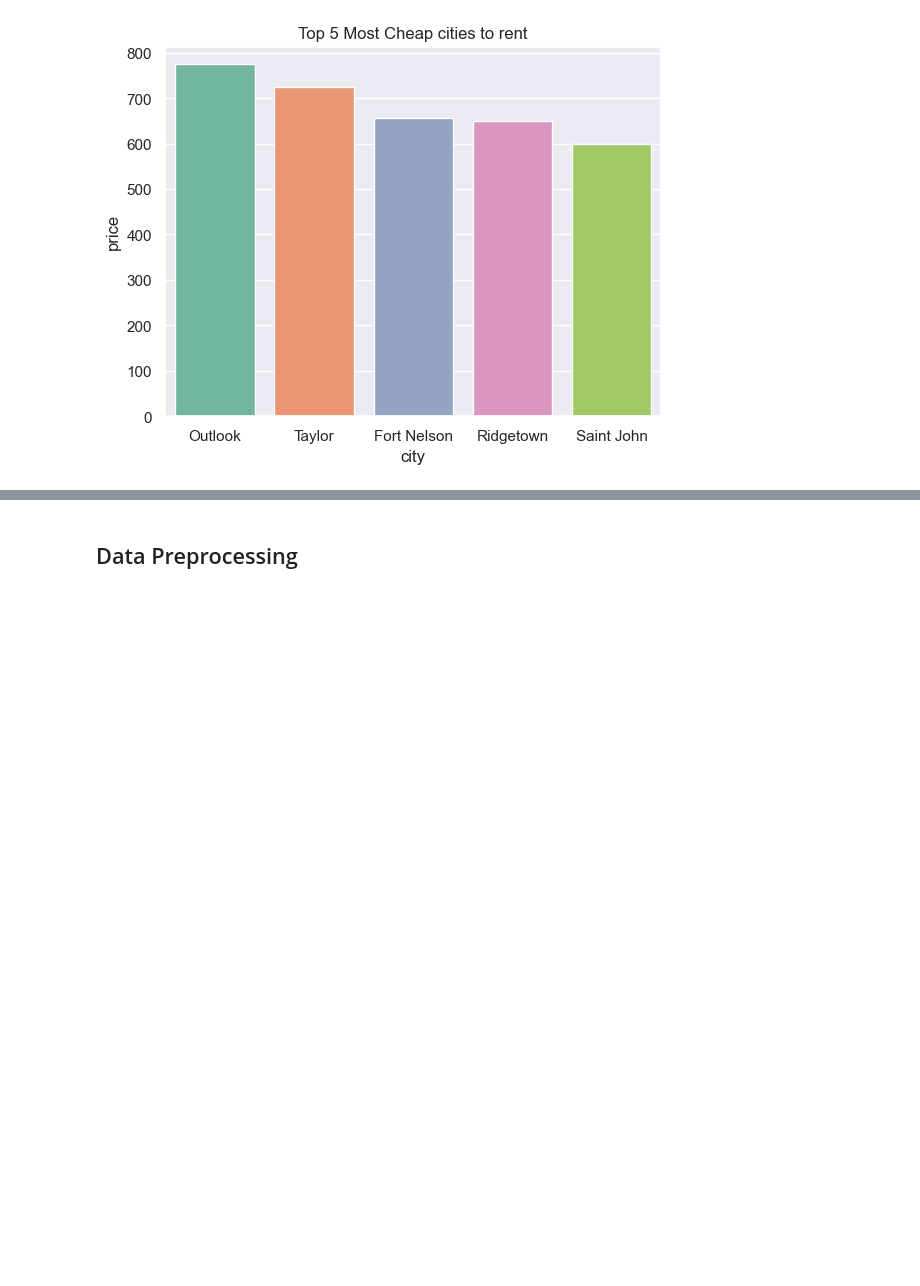
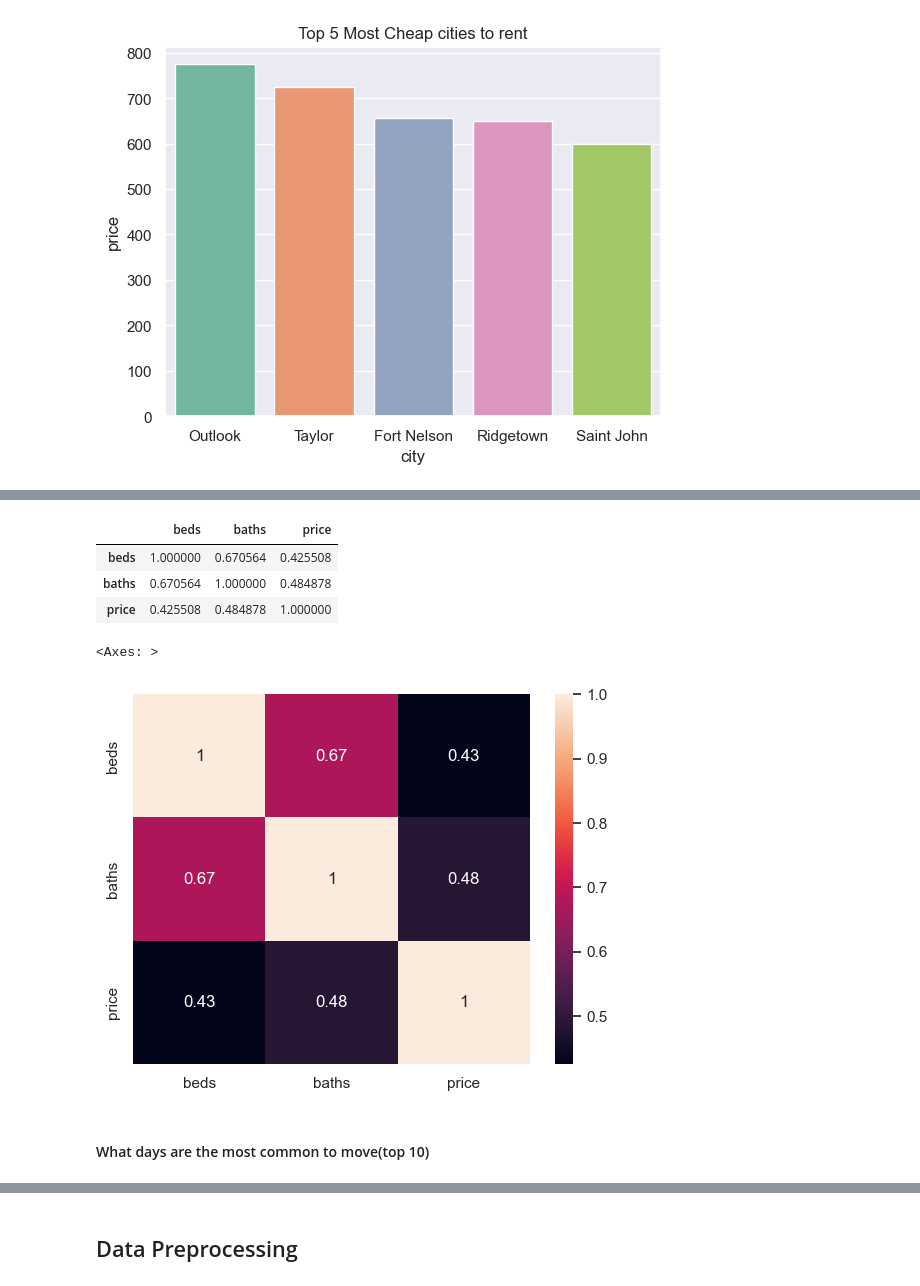
Before and after one commit to angeljanellp/Canadian-Rent-model, a Jupyter notebook: Canadian rent in 2024.ipynb, the cells around one changed output, grey strips where cells are left out. Drawn from its saved outputs; the diff is of its cells as text; code cells hidden in the pictures; blank space fills up the shorter version.

```diff
--- a/Canadian rent in 2024.ipynb
+++ b/Canadian rent in 2024.ipynb
@@ -160,0 +228,5 @@ Text(0.5, 1.0, 'Top 5 Most Cheap cities to rent')
+# %%
+df['beds']=df['beds'].astype(float)
+# %%
+df2=pd.DataFrame(df[['beds','baths','price']])
+df2
@@ -160,0 +247,15 @@ Text(0.5, 1.0, 'Top 5 Most Cheap cities to rent')
+# %%
+corr2=df2.corr()
+corr2
+# %% [output]
+|  | beds | baths | price |
+| beds | 1.000000 | 0.670564 | 0.425508 |
+| baths | 0.670564 | 1.000000 | 0.484878 |
+| price | 0.425508 | 0.484878 | 1.000000 |
+# %%
+sns.heatmap(corr2, annot=True)
+# %% [output]
+<Axes: >
+[figure, added]
+# %% [markdown]
+#### What days are the most common to move(top 10)
```
Also changed, not shown: parts of 91 cells of this notebook.
